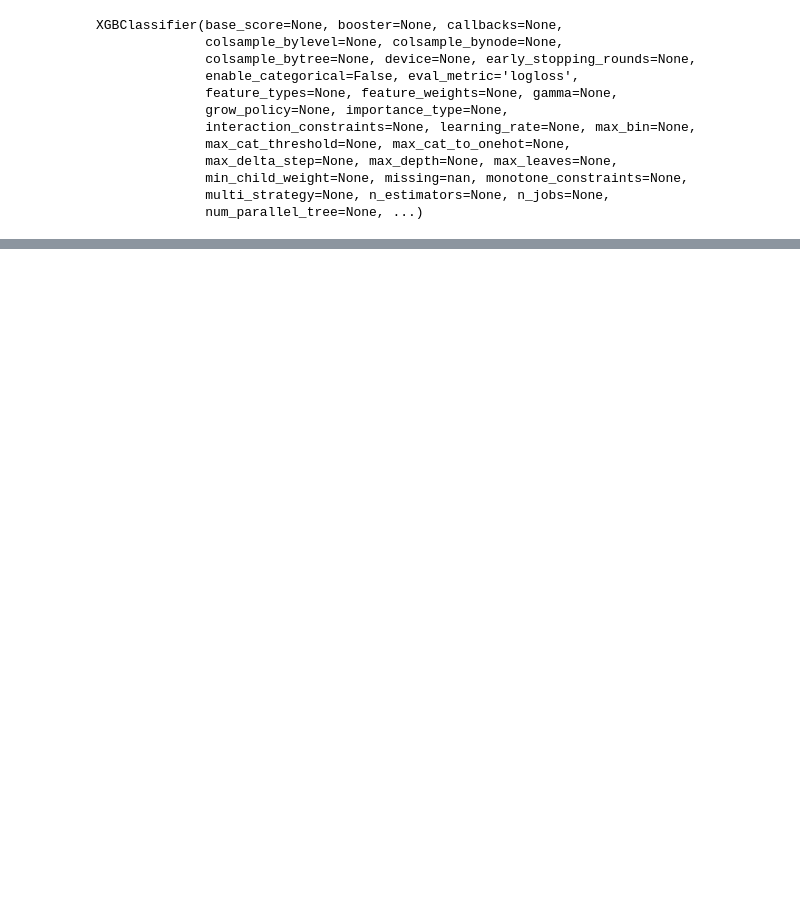
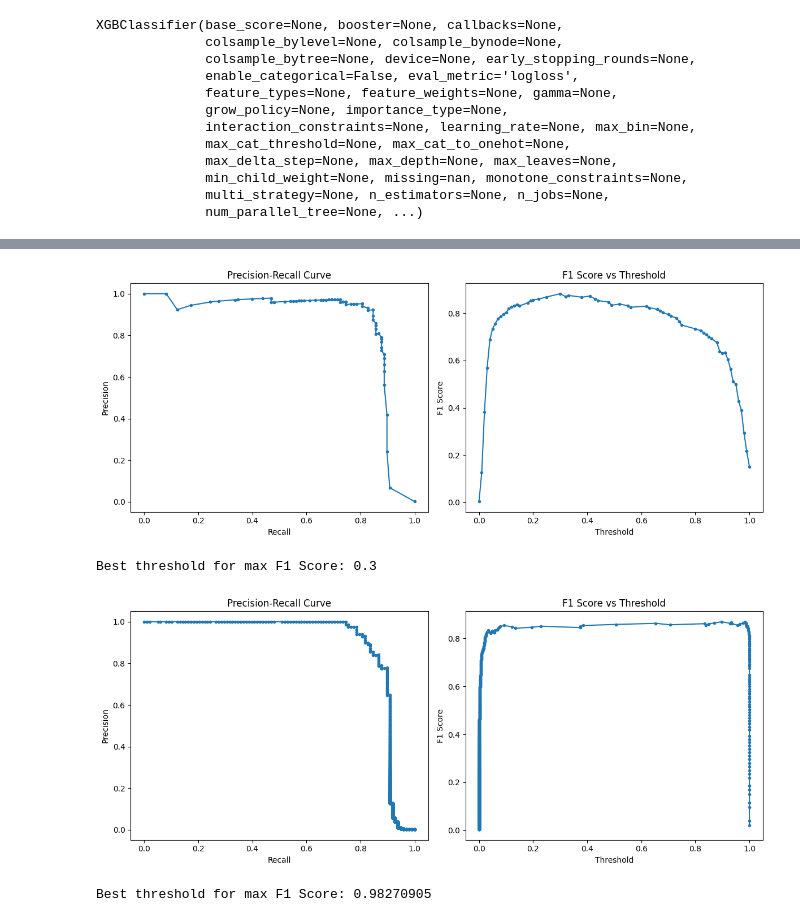
Before and after one commit to divyagitech/Credit-Card-Fraud-Detection, a Jupyter notebook: model.ipynb, the cells around one changed output, grey strips where cells are left out. Drawn from its saved outputs; the diff is of its cells as text; code cells hidden in the pictures; blank space fills up the shorter version.

Commit message:
threshold tuning

```diff
--- a/model.ipynb
+++ b/model.ipynb
@@ -169,12 +166,12 @@ x_train, x_test, y_train,  y_test = train_test_split(X, Y, test_size=0.2, random
 #x_train_balanced, y_train_balanced = smote.fit_resample(x_train, y_train)
 # %%
 # 1. Logistic Regression
-lr_model = LogisticRegression(class_weight='balanced', random_state=42)
-lr_model.fit(x_train, y_train)
+#lr_model = LogisticRegression(class_weight='balanced', random_state=42)
+#lr_model.fit(x_train, y_train)
 # %% [output]
 LogisticRegression(class_weight='balanced', random_state=42)
 # %%
 # 2. RandomForest Classifier
-rf_model = RandomForestClassifier(n_estimators=100, class_weight='balanced', max_depth=5, min_samples_split=20, random_state=42)
+rf_model = RandomForestClassifier(n_estimators=100, class_weight='balanced', random_state=42)
 rf_model.fit(x_train, y_train)
 # %% [output]
@@ -183,7 +179,7 @@ RandomForestClassifier(class_weight='balanced', max_depth=5,
 # %%
 # 3. Xgboost Classifier
 import xgboost as xgb
-xgb_model = xgb.XGBClassifier(scale_pos_weight=100, random_state=42, eval_metric='logloss')
+xgb_model = xgb.XGBClassifier(random_state=42, eval_metric='logloss', scale_pos_weight=100)
 xgb_model.fit(x_train, y_train)
 # %% [output]
 XGBClassifier(base_score=None, booster=None, callbacks=None,
@@ -254,0 +228,36 @@ AUC-ROC Score:  0.97
+# %%
+def find_optimal_threshold(model, x_test, y_test):
+    y_pred_prob = model.predict_proba(x_test)[:, 1]
+    precision, recall, thresholds = precision_recall_curve(y_test, y_pred_prob)
+    f1_scores = 2 * (precision * recall) / (precision + recall + 1e-8)
+
+    plt.figure(figsize=(12, 5))
+
+    # PR curve
+    plt.subplot(1, 2, 1)
+    plt.plot(recall, precision, marker='.')
+    plt.title('Precision-Recall Curve')
+    plt.xlabel('Recall')
+    plt.ylabel('Precision')
+
+    # F1 vs threshold
+    plt.subplot(1, 2, 2)
+    plt.plot(thresholds, f1_scores[:-1], marker='.')
+    plt.title('F1 Score vs Threshold')
+    plt.xlabel('Threshold')
+    plt.ylabel('F1 Score')
+
+    plt.tight_layout()
+    plt.show()
+
+    best_threshold = thresholds[np.argmax(f1_scores)]
+    print("Best threshold for max F1 Score:", best_threshold)
+
+
+find_optimal_threshold(rf_model, x_test, y_test)
+find_optimal_threshold(xgb_model, x_test, y_test)
+# %% [output]
+[figure, added]
+Best threshold for max F1 Score: 0.3
+[figure, added]
+Best threshold for max F1 Score: 0.98270905
```
Also changed, not shown: parts of 4 cells of this notebook.
